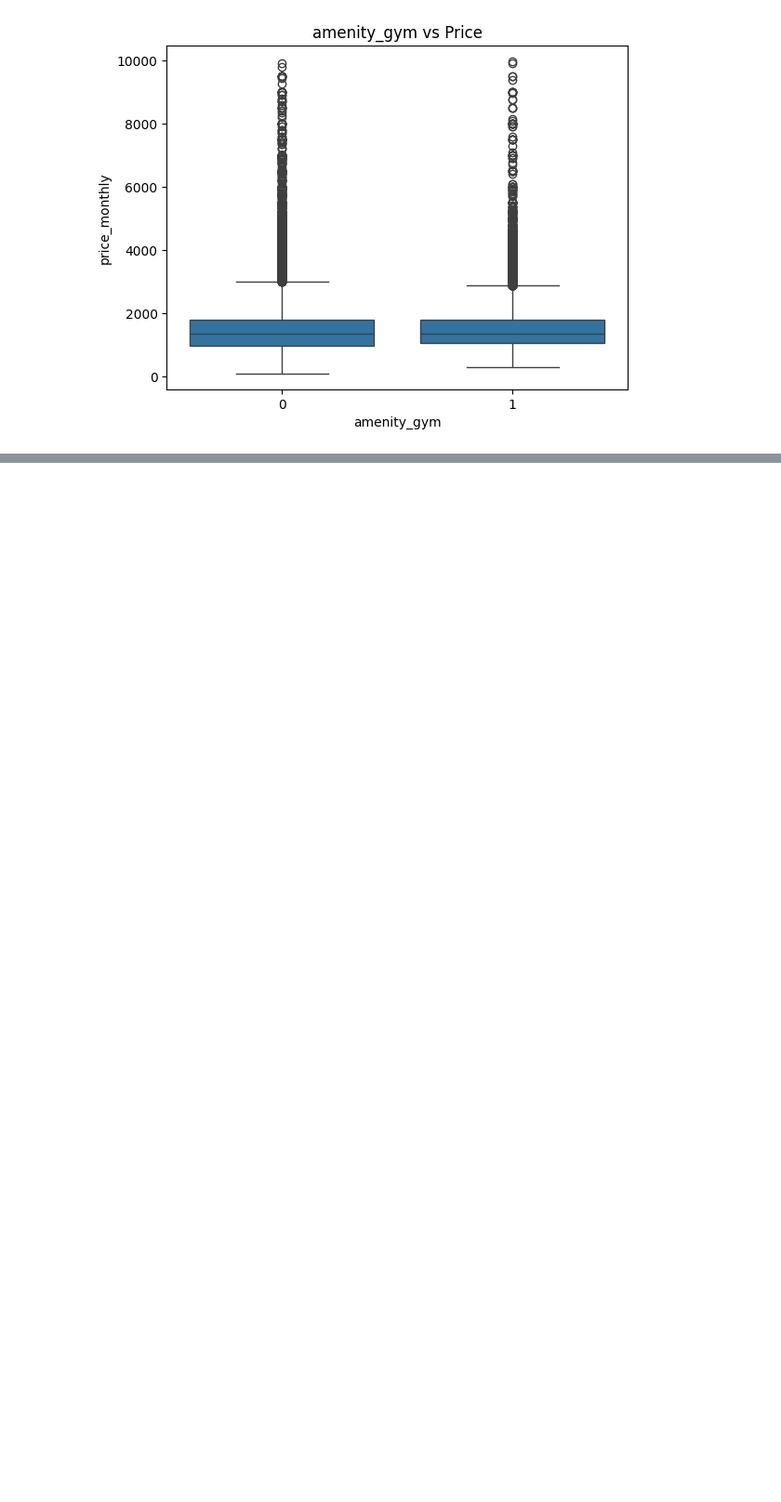
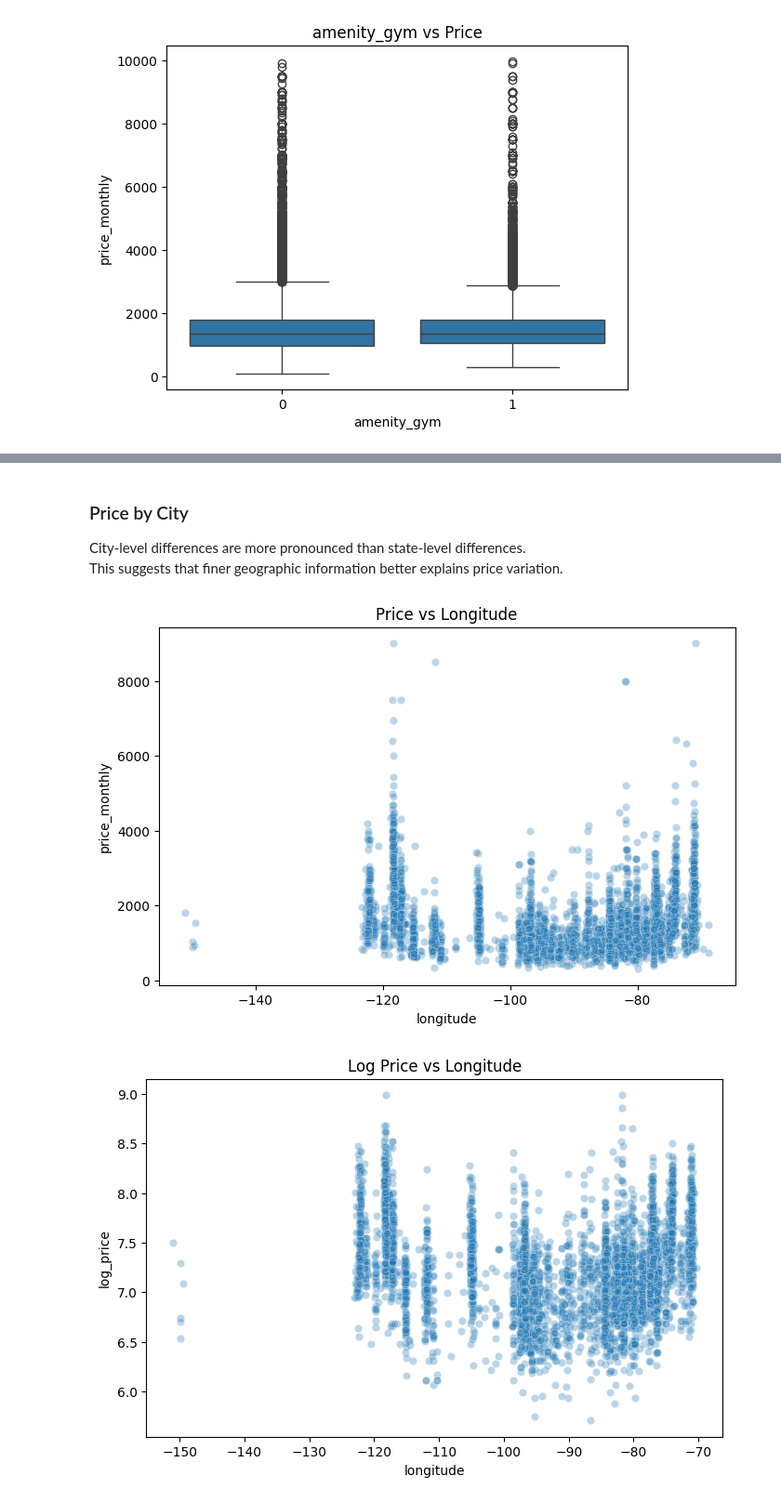
Before and after one commit to darrelljing21/ITEC4305-project, a Jupyter notebook: src/darrell/datacleaning.ipynb, the cells around one changed output, grey strips where cells are left out. Shown at 93% size. Saved outputs shown, nothing was run; the diff lists cells and outputs as text; code cells hidden in the pictures; blank space fills up the shorter version.

```diff
--- a/src/darrell/datacleaning.ipynb
+++ b/src/darrell/datacleaning.ipynb
@@ -686,0 +825,19 @@ Name: count, dtype: int64
+# %% [markdown]
+### Price by City
+
+City-level differences are more pronounced than state-level differences.
+This suggests that finer geographic information better explains price variation.
+# %%
+# Longitude vs. price
+plt.figure(figsize=(8, 5))
+sns.scatterplot(data=df_eda.sample(min(5000, len(df_eda))), x="longitude", y="price_monthly", alpha=0.3)
+plt.title("Price vs Longitude")
+plt.show()
+
+plt.figure(figsize=(8, 5))
+sns.scatterplot(data=df_eda.sample(min(5000, len(df_eda))), x="longitude", y="log_price", alpha=0.3)
+plt.title("Log Price vs Longitude")
+plt.show()
+# %% [output]
+[figure, added]
+[figure, added]
```
Also changed, not shown: parts of 42 cells of this notebook.
